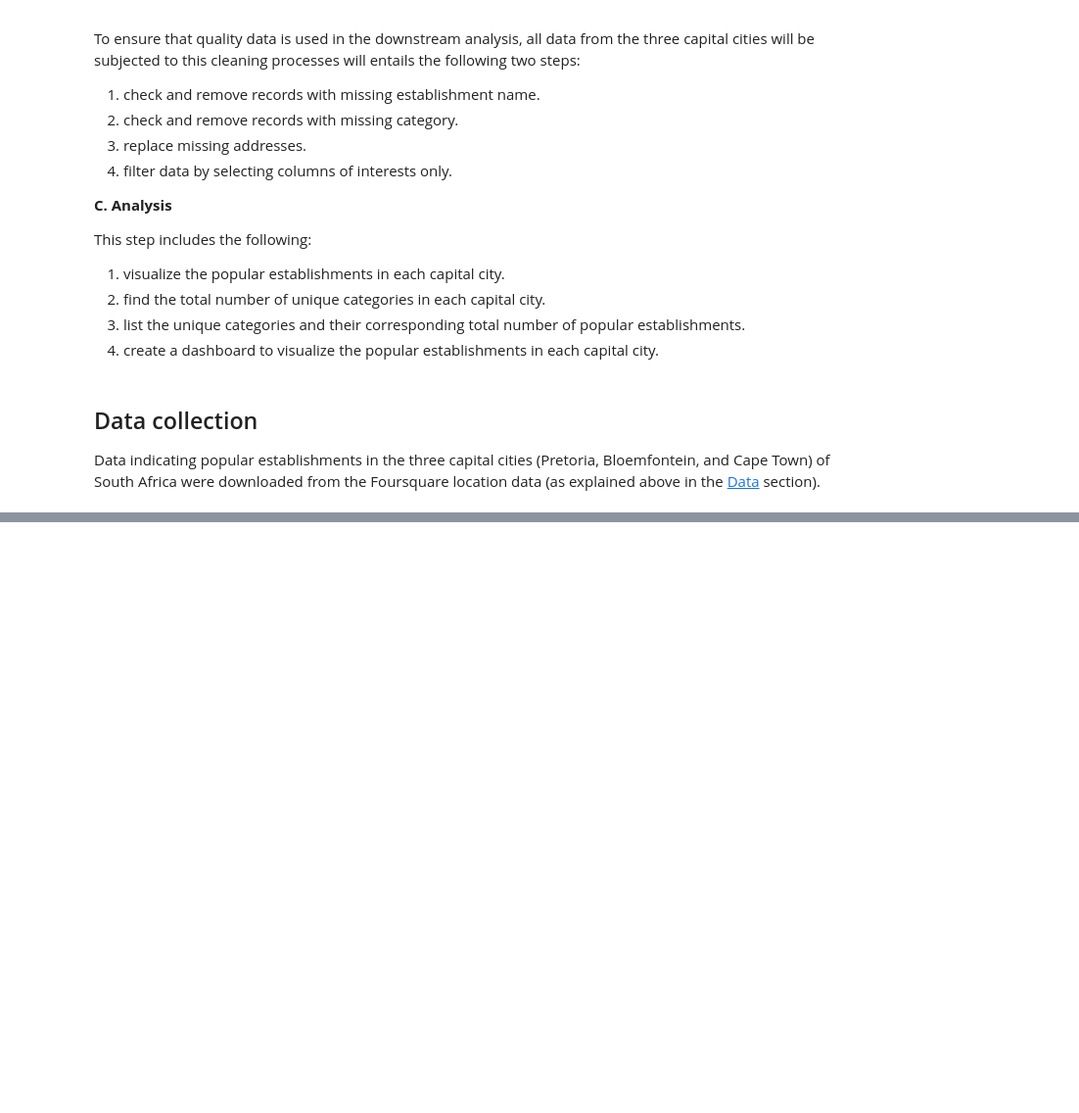
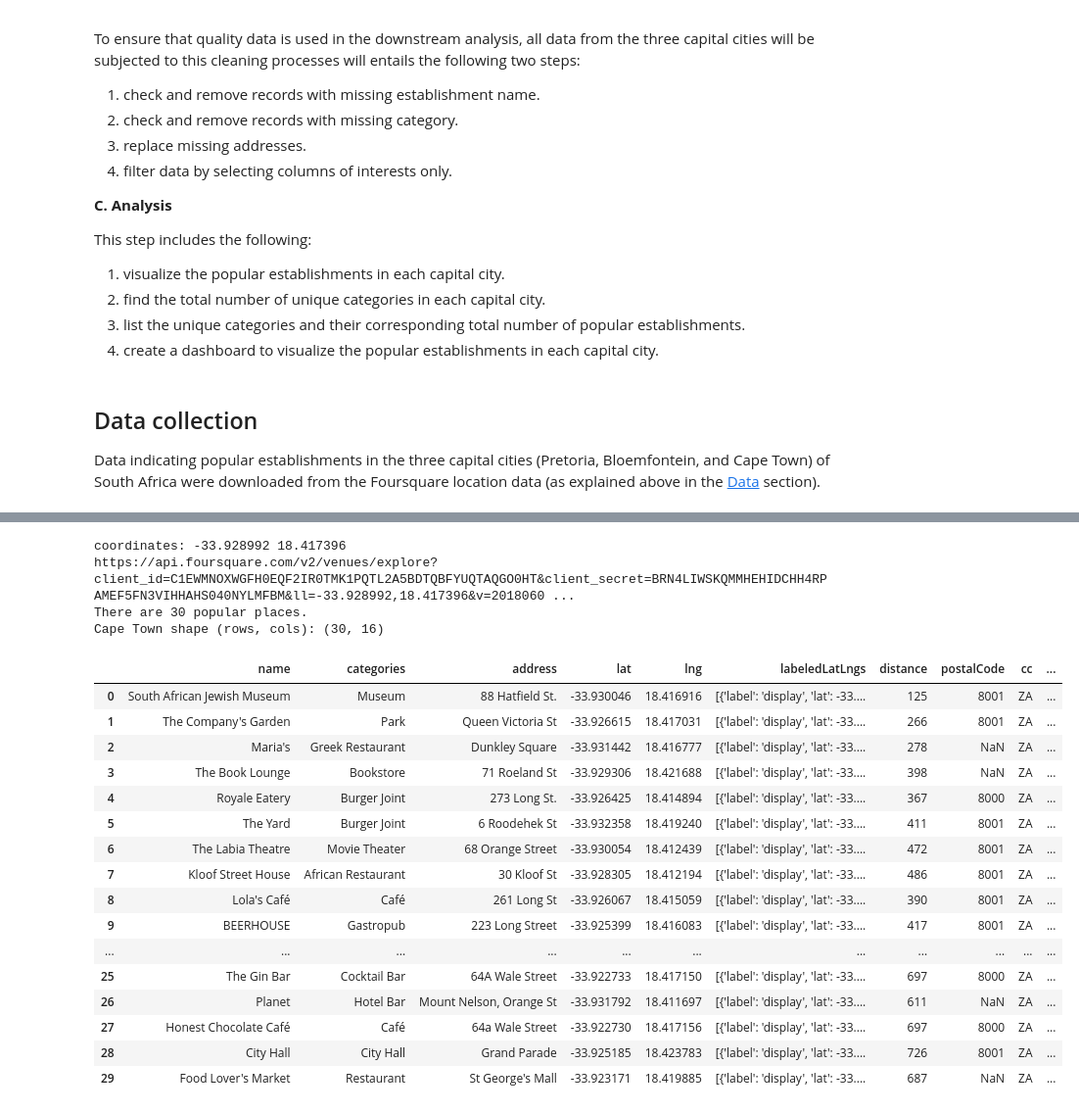
Before and after one commit to Reb-one/Coursera_Capstone, a Jupyter notebook: Trial.ipynb, the cells around one changed output, grey strips where cells are left out. Shown at 98% size. Drawn from its saved outputs; the diff is of its cells as text; code cells hidden in the pictures; blank space fills up the shorter version.

```diff
--- a/Trial.ipynb
+++ b/Trial.ipynb
@@ -64,0 +215,27 @@ Data indicating popular establishments in the three capital cities (Pretoria, Bl
+# %%
+#cape town
+cpt_lat, cpt_lng, cpt_data = get_selected_province_data("Cape Town, SA", "cpt_agent")
+print("Cape Town shape (rows, cols):", cpt_data.shape)
+cpt_data
+# %% [output]
+coordinates: -33.928992 18.417396
+https://api.foursquare.com/v2/venues/explore?client_id=C1EWMNOXWGFH0EQF2IR0TMK1PQTL2A5BDTQBFYUQTAQGO0HT&client_secret=BRN4LIWSKQMMHEHIDCHH4RPAMEF5FN3VIHHAHS040NYLMFBM&ll=-33.928992,18.417396&v=2018060 ...
+There are 30 popular places.
+Cape Town shape (rows, cols): (30, 16)
+|  | name | categories | address | lat | lng | labeledLatLngs | distance | postalCode | cc | ... |
+| 0 | South African Jewish Museum | Museum | 88 Hatfield St. | -33.930046 | 18.416916 | [{'label': 'display', 'lat': -33.... | 125 | 8001 | ZA | ... |
+| 1 | The Company's Garden | Park | Queen Victoria St | -33.926615 | 18.417031 | [{'label': 'display', 'lat': -33.... | 266 | 8001 | ZA | ... |
+| 2 | Maria's | Greek Restaurant | Dunkley Square | -33.931442 | 18.416777 | [{'label': 'display', 'lat': -33.... | 278 | NaN | ZA | ... |
+| 3 | The Book Lounge | Bookstore | 71 Roeland St | -33.929306 | 18.421688 | [{'label': 'display', 'lat': -33.... | 398 | NaN | ZA | ... |
+| 4 | Royale Eatery | Burger Joint | 273 Long St. | -33.926425 | 18.414894 | [{'label': 'display', 'lat': -33.... | 367 | 8000 | ZA | ... |
+| 5 | The Yard | Burger Joint | 6 Roodehek St | -33.932358 | 18.419240 | [{'label': 'display', 'lat': -33.... | 411 | 8001 | ZA | ... |
+| 6 | The Labia Theatre | Movie Theater | 68 Orange Street | -33.930054 | 18.412439 | [{'label': 'display', 'lat': -33.... | 472 | 8001 | ZA | ... |
+| 7 | Kloof Street House | African Restaurant | 30 Kloof St | -33.928305 | 18.412194 | [{'label': 'display', 'lat': -33.... | 486 | 8001 | ZA | ... |
+| 8 | Lola's Café | Café | 261 Long St | -33.926067 | 18.415059 | [{'label': 'display', 'lat': -33.... | 390 | 8001 | ZA | ... |
+| 9 | BEERHOUSE | Gastropub | 223 Long Street | -33.925399 | 18.416083 | [{'label': 'display', 'lat': -33.... | 417 | 8001 | ZA | ... |
+| ... | ... | ... | ... | ... | ... | ... | ... | ... | ... | ... |
+| 25 | The Gin Bar | Cocktail Bar | 64A Wale Street | -33.922733 | 18.417150 | [{'label': 'display', 'lat': -33.... | 697 | 8000 | ZA | ... |
+| 26 | Planet | Hotel Bar | Mount Nelson, Orange St | -33.931792 | 18.411697 | [{'label': 'display', 'lat': -33.... | 611 | NaN | ZA | ... |
+| 27 | Honest Chocolate Café | Café | 64a Wale Street | -33.922730 | 18.417156 | [{'label': 'display', 'lat': -33.... | 697 | 8000 | ZA | ... |
+| 28 | City Hall | City Hall | Grand Parade | -33.925185 | 18.423783 | [{'label': 'display', 'lat': -33.... | 726 | 8001 | ZA | ... |
+| 29 | Food Lover's Market | Restaurant | St George's Mall | -33.923171 | 18.419885 | [{'label': 'display', 'lat': -33.... | 687 | NaN | ZA | ... |
```
Also changed, not shown: parts of 12 cells of this notebook.
